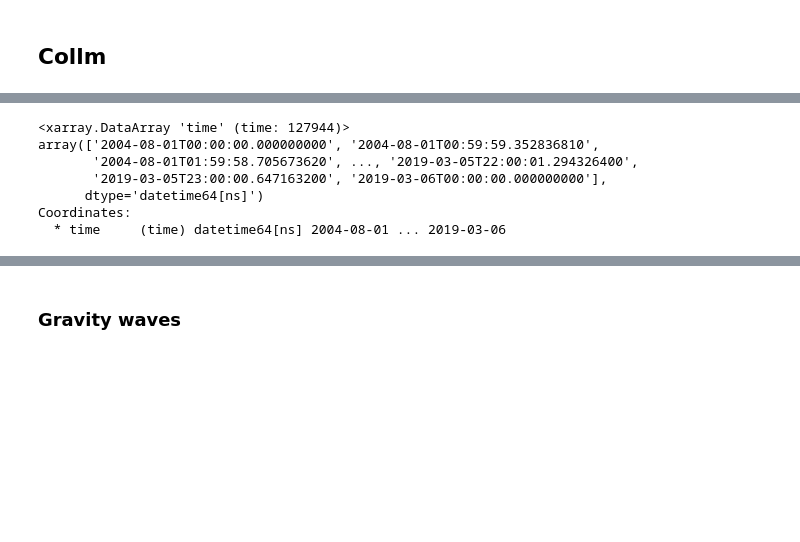
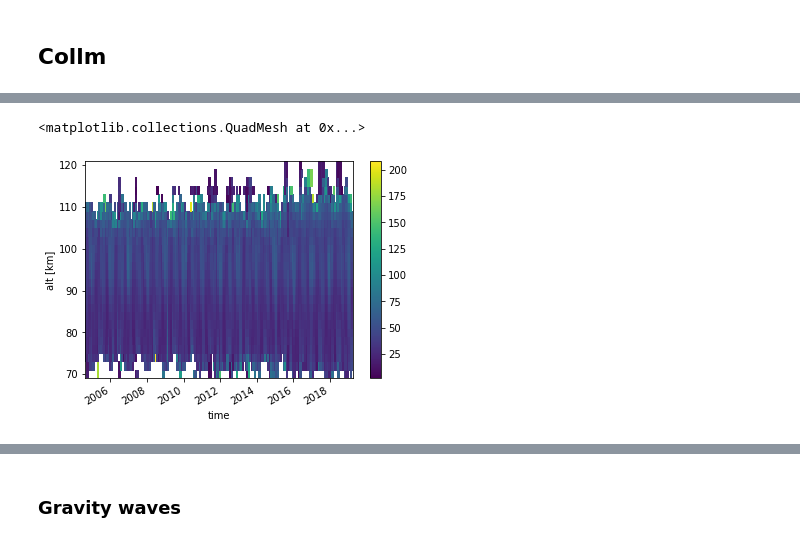
Before and after one commit to VACILT/trends_project, a Jupyter notebook: data_introduction_jason.ipynb, the cells around one changed output, grey strips where cells are left out. Cells and saved outputs as stored; diff of their text form; code cells hidden in the pictures; blank space fills up the shorter version.

```diff
--- a/data_introduction_jason.ipynb
+++ b/data_introduction_jason.ipynb
@@ -20,0 +68,3 @@ stat_ls = {'Col': [ '2004-08-01', '2019-03-06']}
+# %%
+def time_mean(step,var):
+    return var.resample(time='1'+step).mean('time') #Immer nur D oder M oder H oder Y eintragen! Mit Anführungszeichen!
@@ -97,10 +94,5 @@ wind_monthly.sel(alt = [80,90,100], method = 'nearest').plot(size=8, hue ='alt')
-# %%
-wind.time
-# %% [output]
-<xarray.DataArray 'time' (time: 127944)>
-array(['2004-08-01T00:00:00.000000000', '2004-08-01T00:59:59.352836810',
-       '2004-08-01T01:59:58.705673620', ..., '2019-03-05T22:00:01.294326400',
-       '2019-03-05T23:00:00.647163200', '2019-03-06T00:00:00.000000000'],
-      dtype='datetime64[ns]')
-Coordinates:
-  * time     (time) datetime64[ns] 2004-08-01 ... 2019-03-06
+# %%
+hwind_col_monthly.plot(x='time')
+# %% [output]
+<matplotlib.collections.QuadMesh at 0x...>
+[figure, added]
```
Also changed, not shown: parts of 31 cells of this notebook.
